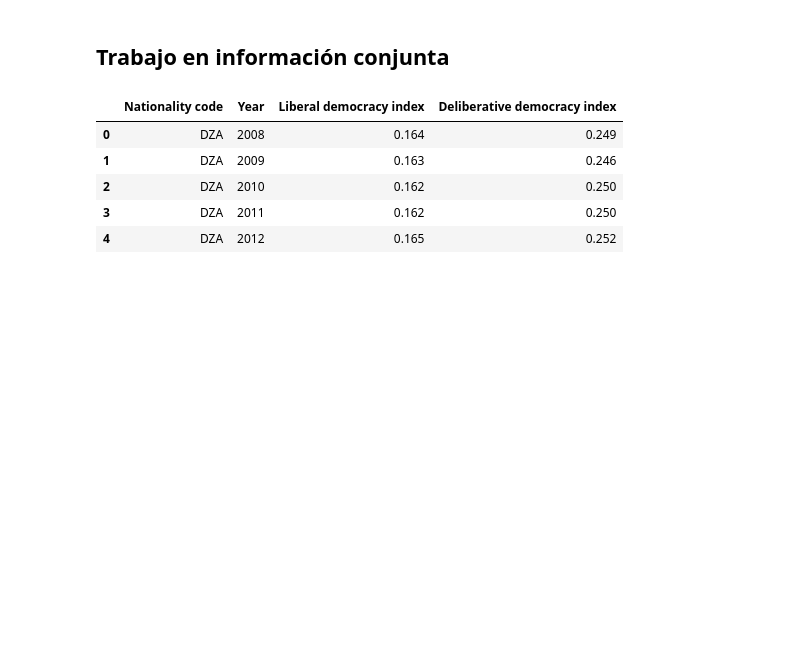
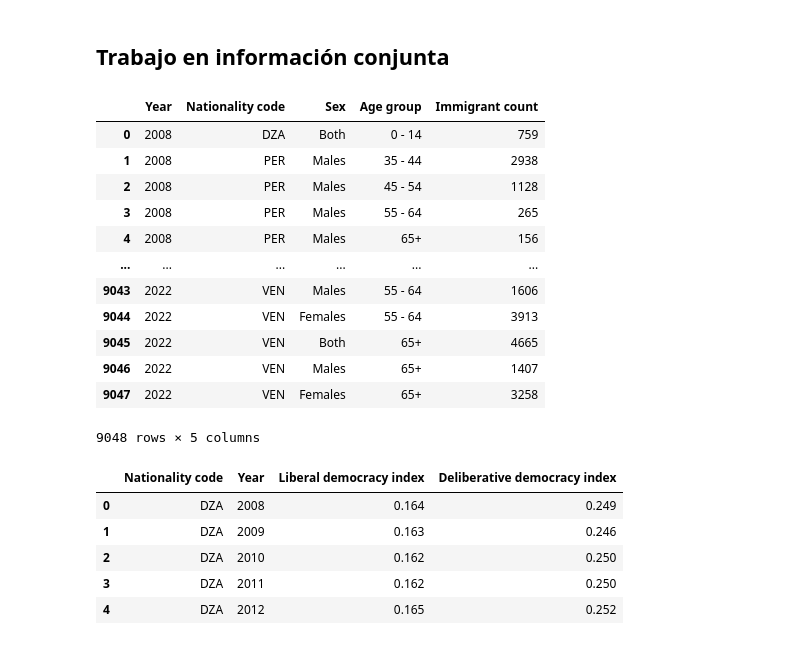
Before and after one commit to ERIDEZ/IFM_TMF, a Jupyter notebook: Notebooks y scripts/Trabajo en informacion conjunta.ipynb, the cells around one changed output. Saved outputs shown, nothing was run; the diff lists cells and outputs as text; code cells hidden in the pictures; blank space fills up the shorter version.

```diff
--- a/Notebooks y scripts/Trabajo en informacion conjunta.ipynb
+++ b/Notebooks y scripts/Trabajo en informacion conjunta.ipynb
@@ -20,15 +20,33 @@ import plotly.graph_objects as go
 from ipywidgets import interact
 # %%
 # Importación de datasets
+inmigrantes_data = pd.read_csv("../13 - Exports (preprocesamiento)/top_inmigracion_2008_2022.csv")
 democracia = pd.read_csv("../13 - Exports (preprocesamiento)/indices_democracia.csv")
-comunidades = pd.read_csv("../13 - Exports (preprocesamiento)/comunidades.csv")
-continentes = pd.read_csv("../13 - Exports (preprocesamiento)/continentes_regiones.csv")
+regiones = pd.read_csv("../13 - Exports (preprocesamiento)/continentes_regiones.csv")
 libertad = pd.read_csv("../13 - Exports (preprocesamiento)/libertad.csv")
 conflictos = pd.read_csv("../13 - Exports (preprocesamiento)/muertes_conflictos_armados.csv")
 nacional = pd.read_csv("../13 - Exports (preprocesamiento)/nacional.csv")
 regimen = pd.read_csv("../13 - Exports (preprocesamiento)/regimen_politico.csv")
 homicidios = pd.read_csv("../13 - Exports (preprocesamiento)/tasa_homicidios.csv")
 turismo = pd.read_csv("../13 - Exports (preprocesamiento)/turismo.csv")
+# %%
+# Hacer una copia de datos de inmigrantes para los merge
+inmigrantes = inmigrantes_data.copy()
+inmigrantes
+# %% [output]
+|  | Year | Nationality code | Sex | Age group | Immigrant count |
+| 0 | 2008 | DZA | Both | 0 - 14 | 759 |
+| 1 | 2008 | PER | Males | 35 - 44 | 2938 |
+| 2 | 2008 | PER | Males | 45 - 54 | 1128 |
+| 3 | 2008 | PER | Males | 55 - 64 | 265 |
+| 4 | 2008 | PER | Males | 65+ | 156 |
+| ... | ... | ... | ... | ... | ... |
+| 9043 | 2022 | VEN | Males | 55 - 64 | 1606 |
+| 9044 | 2022 | VEN | Females | 55 - 64 | 3913 |
+| 9045 | 2022 | VEN | Both | 65+ | 4665 |
+| 9046 | 2022 | VEN | Males | 65+ | 1407 |
+| 9047 | 2022 | VEN | Females | 65+ | 3258 |
+9048 rows × 5 columns
 # %%
 democracia.head()
 # %% [output]
```
Also changed, not shown: parts of 4 cells of this notebook, 2 other files.
